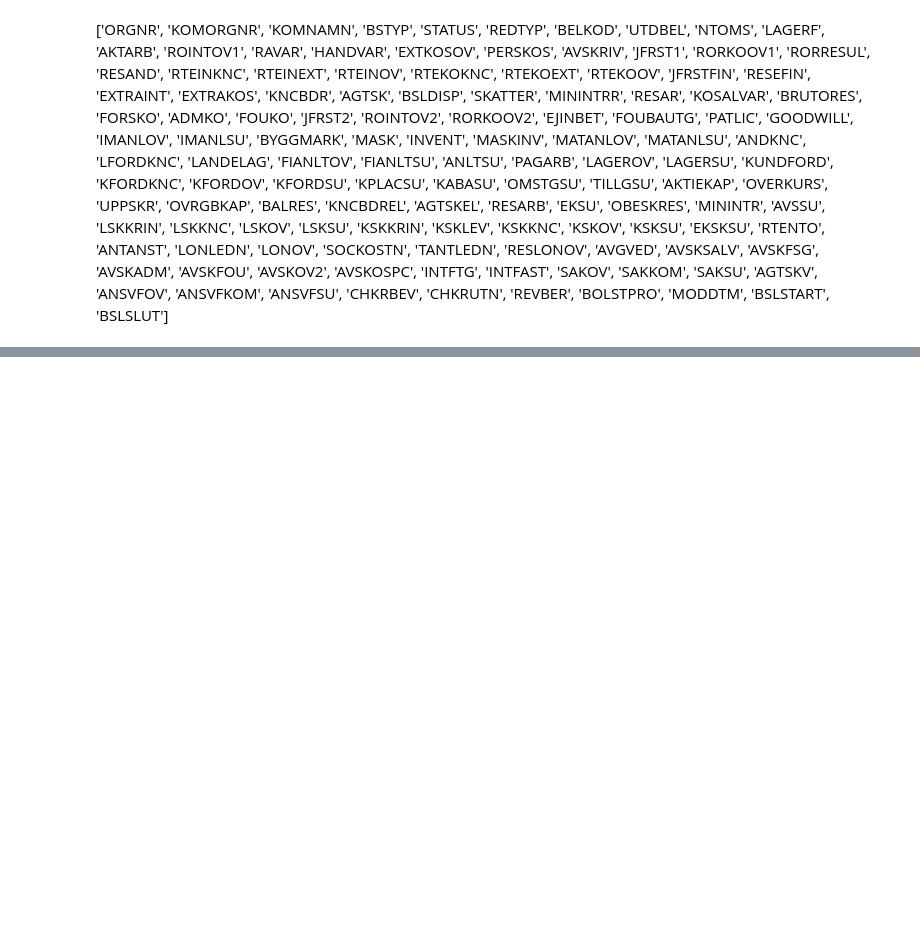
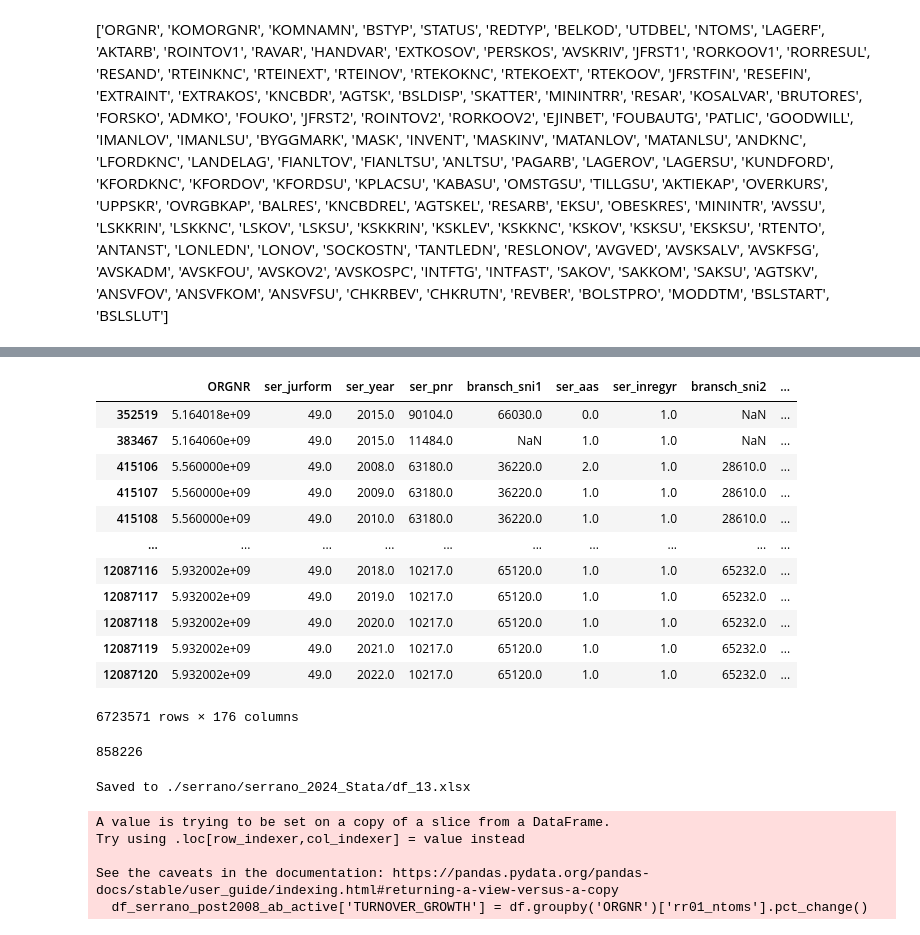
Before and after one commit to jonasfagerlund/Msc-Thesis, a Jupyter notebook: main.ipynb, the cells around one changed output, grey strips where cells are left out. Cells and saved outputs as stored; diff of their text form; code cells hidden in the pictures; blank space fills up the shorter version.

```diff
--- a/main.ipynb
+++ b/main.ipynb
@@ -30,0 +121,41 @@ Name: count, Length: 1550192, dtype: int64
+# %%
+df_serrano_post2008_ab_active = df_serrano_post2008_ab[df_serrano_post2008_ab['ser_aktiv'] == 1] # Aktiva
+df_serrano_post2008_ab_active
+# %% [output]
+|  | ORGNR | ser_jurform | ser_year | ser_pnr | bransch_sni1 | ser_aas | ser_inregyr | bransch_sni2 | ... |
+| 352519 | 5.164018e+09 | 49.0 | 2015.0 | 90104.0 | 66030.0 | 0.0 | 1.0 | NaN | ... |
+| 383467 | 5.164060e+09 | 49.0 | 2015.0 | 11484.0 | NaN | 1.0 | 1.0 | NaN | ... |
+| 415106 | 5.560000e+09 | 49.0 | 2008.0 | 63180.0 | 36220.0 | 2.0 | 1.0 | 28610.0 | ... |
+| 415107 | 5.560000e+09 | 49.0 | 2009.0 | 63180.0 | 36220.0 | 1.0 | 1.0 | 28610.0 | ... |
+| 415108 | 5.560000e+09 | 49.0 | 2010.0 | 63180.0 | 36220.0 | 1.0 | 1.0 | 28610.0 | ... |
+| ... | ... | ... | ... | ... | ... | ... | ... | ... | ... |
+| 12087116 | 5.932002e+09 | 49.0 | 2018.0 | 10217.0 | 65120.0 | 1.0 | 1.0 | 65232.0 | ... |
+| 12087117 | 5.932002e+09 | 49.0 | 2019.0 | 10217.0 | 65120.0 | 1.0 | 1.0 | 65232.0 | ... |
+| 12087118 | 5.932002e+09 | 49.0 | 2020.0 | 10217.0 | 65120.0 | 1.0 | 1.0 | 65232.0 | ... |
+| 12087119 | 5.932002e+09 | 49.0 | 2021.0 | 10217.0 | 65120.0 | 1.0 | 1.0 | 65232.0 | ... |
+| 12087120 | 5.932002e+09 | 49.0 | 2022.0 | 10217.0 | 65120.0 | 1.0 | 1.0 | 65232.0 | ... |
+6723571 rows × 176 columns
+# %%
+df_serrano_post2008_ab_active['ORGNR'].nunique()
+# %% [output]
+858226
+# %%
+list_of_df = [df_serrano_post2008_ab_active]
+
+path = ("./serrano/serrano_2024_Stata/")
+
+for i, df in enumerate(list_of_df, start=13):
+    filename = f"df_{i}.xlsx"
+    df.head(10000).to_excel(path + filename, index=False)
+    print(f"Saved to {path + filename}")
+# %% [output]
+Saved to ./serrano/serrano_2024_Stata/df_13.xlsx
+# %%
+df_serrano_post2008_ab_active['TURNOVER_GROWTH'] = df.groupby('ORGNR')['rr01_ntoms'].pct_change()
+df_serrano_post2008_ab_active.head(10000).to_excel("./serrano/serrano_2024_Stata/" + "w_growth.xlsx", index=False)
+# %% [output]
+A value is trying to be set on a copy of a slice from a DataFrame.
+Try using .loc[row_indexer,col_indexer] = value instead
+
+See the caveats in the documentation: https://pandas.pydata.org/pandas-docs/stable/user_guide/indexing.html#returning-a-view-versus-a-copy
+  df_serrano_post2008_ab_active['TURNOVER_GROWTH'] = df.groupby('ORGNR')['rr01_ntoms'].pct_change()
```
Also changed, not shown: parts of 16 cells of this notebook, 8 other files.
